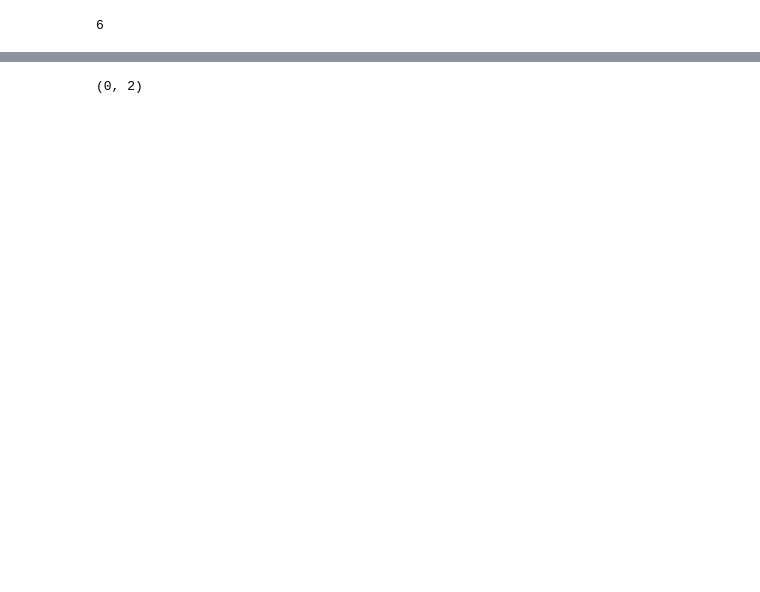
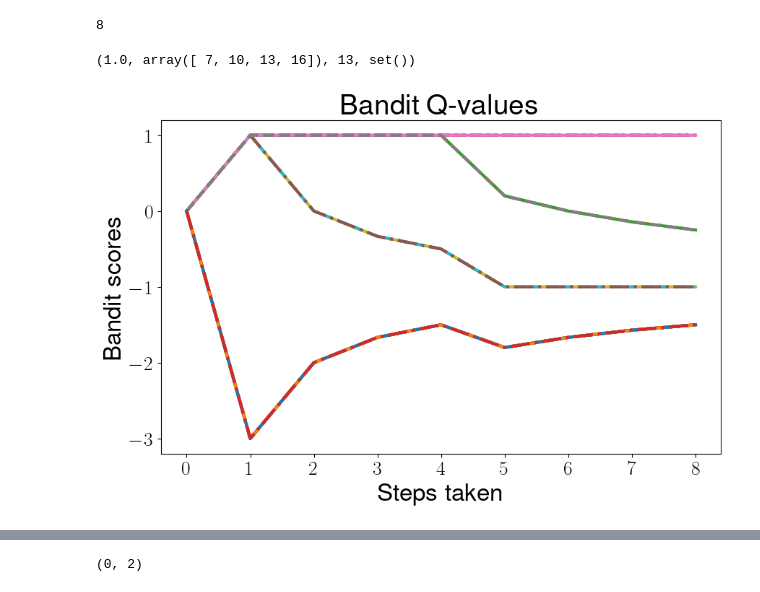
Before and after one commit to Symplectomorphism/miscellaneous, a Jupyter notebook: dolambac/simulation/sibling_q_learning.ipynb, the cells around one changed output, grey strips where cells are left out. Drawn from its saved outputs; the diff is of its cells as text; code cells hidden in the pictures; blank space fills up the shorter version.

```diff
--- a/dolambac/simulation/sibling_q_learning.ipynb
+++ b/dolambac/simulation/sibling_q_learning.ipynb
@@ -91,10 +93,36 @@ agent = SiblingGWAgent(env, gamma=1.0,
 # agent.epsilons[agent.episode]
 # %%
 for episode in tqdm(range(agent.episode, agent.episode + n_episodes)):
-    agent.episode = episode
+    agent.reset()
+    Q_bandit = [copy.deepcopy(agent.Q_bandit)]
     # state, info = env.reset()
     state, info = env.reset(options={'randomize_world': True})
+    agent.episode = episode
     done = False
+
+    # writer.add_scalar("Q_gw/center",
+    #     np.max(agent.Q_gw[agent.state_multi_to_lin(np.array([2, 2]))]),
+    #     env.num_moves
+    # )
+    # writer.add_scalar("Q_gw/corner",
+    #     np.max(agent.Q_gw[agent.state_multi_to_lin(np.array([0, 0]))]),
+    #     env.num_moves
+    # )
+    # writer.add_scalar("Q_bandit/zero",
+    #     np.max(agent.Q_bandit[0]),
+    #     env.num_moves
+    # )
+    # writer.add_scalar("Q_bandit/twenty",
+    #     np.max(agent.Q_bandit[20]),
+    #     env.num_moves
+    # )
+    # writer.add_scalar("Q_bandit/correct",
+    #     np.max(agent.Q_bandit[env._true_world_idx]),
+    #     env.num_moves
+    # )
+    # writer.add_image("Q_gw",
+    #     -agent.Q_gw/np.max(np.abs(agent.Q_gw)), env.num_moves,
+    #     dataformats='HW')
 
     while not done:
         #action = agent.select_action(state)
@@ -103,35 +131,37 @@ for episode in tqdm(range(agent.episode, agent.episode + n_episodes)):
 
         # update the agent
         agent.update(state, action, reward, terminated, next_state)
+        Q_bandit += [copy.deepcopy(agent.Q_bandit)]
 
         # update if the environment is done or truncated
         done = terminated or truncated
         state = next_state
         # time.sleep(1)
 
-    # if episode % 1 == 0:
+    # # if episode % 1 == 0:
     #     writer.add_scalar("Q_gw/center",
     #         np.max(agent.Q_gw[agent.state_multi_to_lin(np.array([2, 2]))]),
-    #         episode
+    #         env.num_moves
     #     )
     #     writer.add_scalar("Q_gw/corner",
     #         np.max(agent.Q_gw[agent.state_multi_to_lin(np.array([0, 0]))]),
-    #         episode
+    #         env.num_moves
     #     )
     #     writer.add_scalar("Q_bandit/zero",
     #         np.max(agent.Q_bandit[0]),
-    #         episode
+    #         env.num_moves
     #     )
     #     writer.add_scalar("Q_bandit/twenty",
     #         np.max(agent.Q_bandit[20]),
-    #         episode
+    #         env.num_moves
     #     )
     #     writer.add_scalar("Q_bandit/correct",
     #         np.max(agent.Q_bandit[env._true_world_idx]),
-    #         episode
+    #         env.num_moves
     #     )
     #     writer.add_image("Q_gw",
-    #         -agent.Q_gw/np.max(np.abs(agent.Q_gw)), episode, dataformats='HW')
+    #         -agent.Q_gw/np.max(np.abs(agent.Q_gw)), env.num_moves,
+    #         dataformats='HW')
 
 # time.sleep(2)
 # writer.flush()
@@ -140,4 +170,4 @@ for episode in tqdm(range(agent.episode, agent.episode + n_episodes)):
 env.close()
 print(env.num_moves)
 # %% [output]
-6
+8
@@ -146,3 +176,24 @@ state_count = np.zeros((5, 5), dtype=int)
+# %%
+max_value = np.max(Q_bandit[:,-1])
+max_indices = np.where(Q_bandit[:,-1] == max_value)[0]
+max_value, max_indices, env._true_world_idx, agent.graylist
+# %% [output]
+(1.0, array([ 7, 10, 13, 16]), 13, set())
+# %%
+lines = ["-","--",":","-."]
+linecycler = cycle(lines)
+
+fig = plt.figure(figsize=(10, 6))
+ax = fig.add_subplot(111)
+for i in range(24):
+    ln = next(linecycler)
+    ax.plot(Q_bandit[i,:], ln, linewidth=3)
+ax.set_title("Bandit Q-values")
+ax.set_xlabel("Steps taken")
+ax.set_ylabel("Bandit scores")
+fig.savefig("../TeX/robot_on_chessboard/english_v2/figures/bandit_scores.eps", format="eps", dpi=1000, bbox_inches='tight', pad_inches=0.1)
+# %% [output]
+[figure, added]
 # %%
 rng = np.random.default_rng()
 obs, info = env.reset(options={'randomize_world': True})
```
Also changed, not shown: parts of 14 cells of this notebook, 7 other files.
